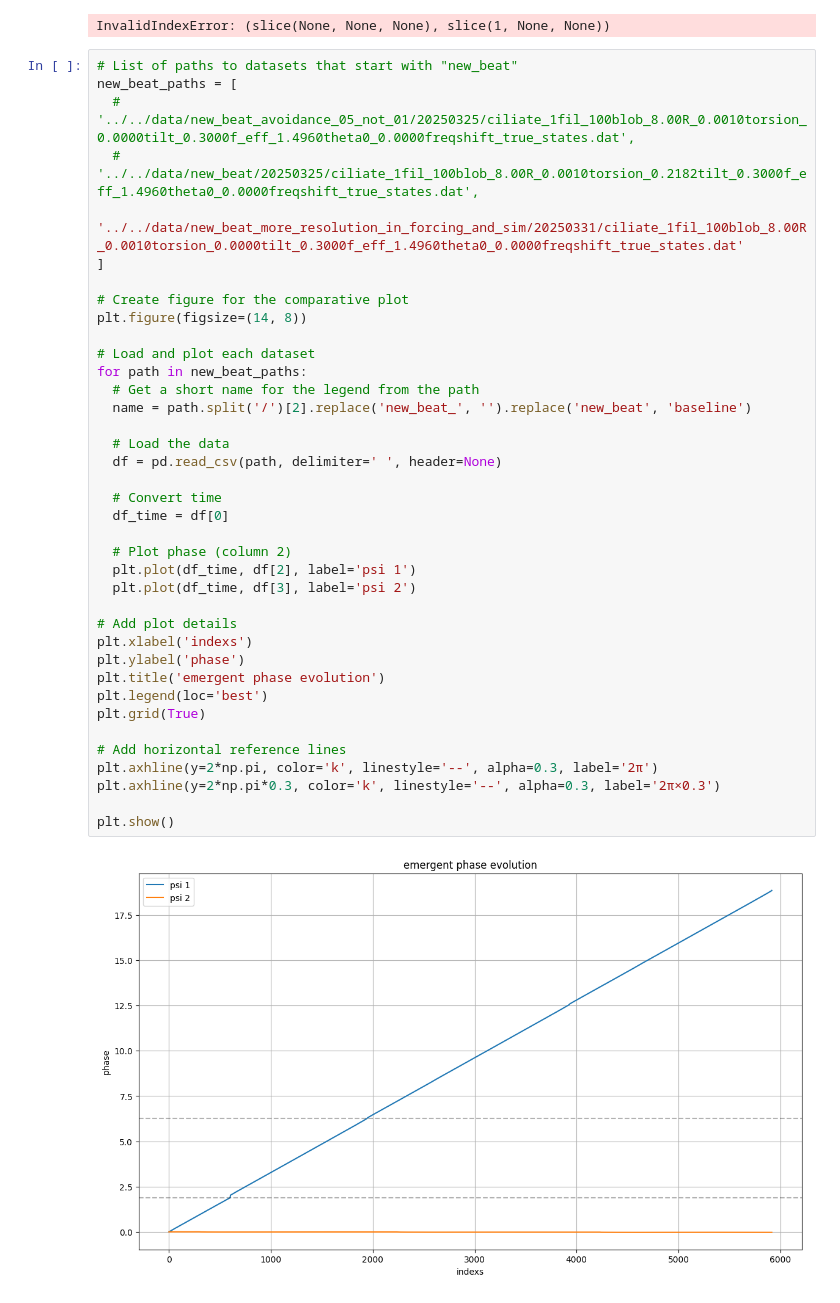
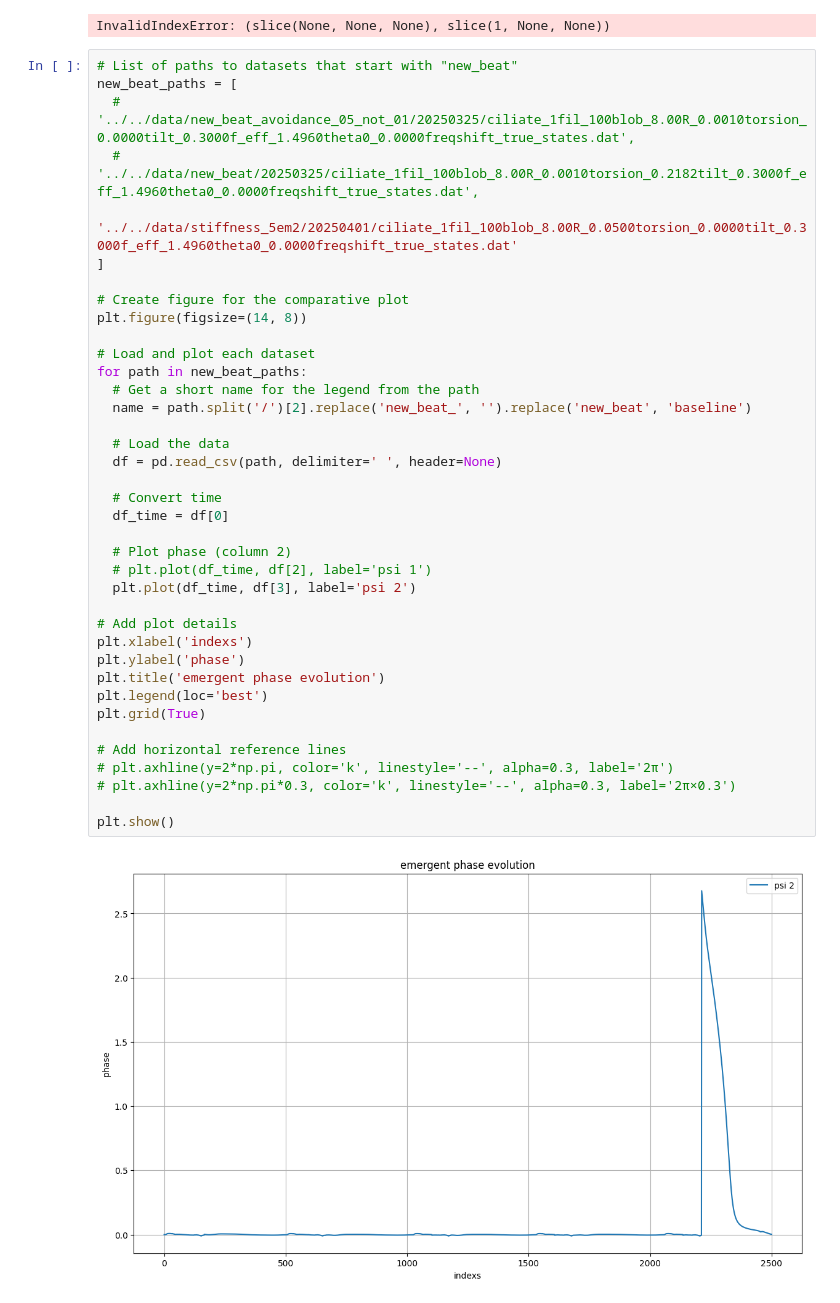
Before and after one commit to Biofluid-Dynamics-Group/cuda-filaments, a Jupyter notebook: analysis/test_emergence/test_emergence.ipynb, the cells around one changed output. Drawn from its saved outputs; the diff is of its cells as text.

Commit message:
looks like 1e-2 stiffness is good

```diff
--- a/analysis/test_emergence/test_emergence.ipynb
+++ b/analysis/test_emergence/test_emergence.ipynb
@@ -137,38 +137,38 @@ InvalidIndexError: (slice(None, None, None), slice(1, None, None))
 new_beat_paths = [
   # '../../data/new_beat_avoidance_05_not_01/20250325/ciliate_1fil_100blob_8.00R_0.0010torsion_0.0000tilt_0.3000f_eff_1.4960theta0_0.0000freqshift_true_states.dat',
   # '../../data/new_beat/20250325/ciliate_1fil_100blob_8.00R_0.0010torsion_0.2182tilt_0.3000f_eff_1.4960theta0_0.0000freqshift_true_states.dat',
-  '../../data/new_beat_more_resolution_in_forcing_and_sim/20250331/ciliate_1fil_100blob_8.00R_0.0010torsion_0.0000tilt_0.3000f_eff_1.4960theta0_0.0000freqshift_true_states.dat'
+  '../../data/stiffness_5em2/20250401/ciliate_1fil_100blob_8.00R_0.0500torsion_0.0000tilt_0.3000f_eff_1.4960theta0_0.0000freqshift_true_states.dat'
 ]
 
 # Create figure for the comparative plot
 plt.figure(figsize=(14, 8))
 
 # Load and plot each dataset
 for path in new_beat_paths:
   # Get a short name for the legend from the path
   name = path.split('/')[2].replace('new_beat_', '').replace('new_beat', 'baseline')
 
   # Load the data
   df = pd.read_csv(path, delimiter=' ', header=None)
 
   # Convert time
   df_time = df[0]
 
   # Plot phase (column 2)
-  plt.plot(df_time, df[2], label='psi 1')
+  # plt.plot(df_time, df[2], label='psi 1')
   plt.plot(df_time, df[3], label='psi 2')
 
 # Add plot details
 plt.xlabel('indexs')
 plt.ylabel('phase')
 plt.title('emergent phase evolution')
 plt.legend(loc='best')
 plt.grid(True)
 
 # Add horizontal reference lines
-plt.axhline(y=2*np.pi, color='k', linestyle='--', alpha=0.3, label='2π')
-plt.axhline(y=2*np.pi*0.3, color='k', linestyle='--', alpha=0.3, label='2π×0.3')
+# plt.axhline(y=2*np.pi, color='k', linestyle='--', alpha=0.3, label='2π')
+# plt.axhline(y=2*np.pi*0.3, color='k', linestyle='--', alpha=0.3, label='2π×0.3')
 
 plt.show()
 # %% [output]
-[figure, old version]
+[figure, new version]
```
Also changed, not shown: 2 other files.
